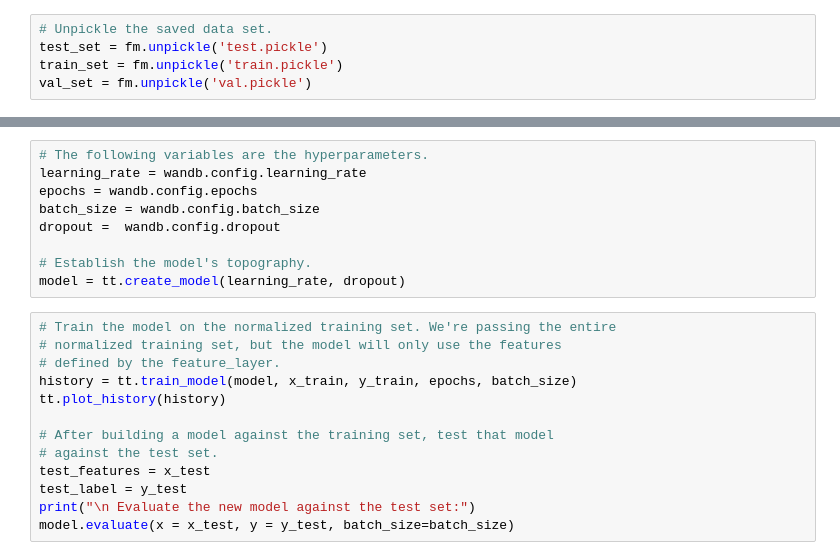
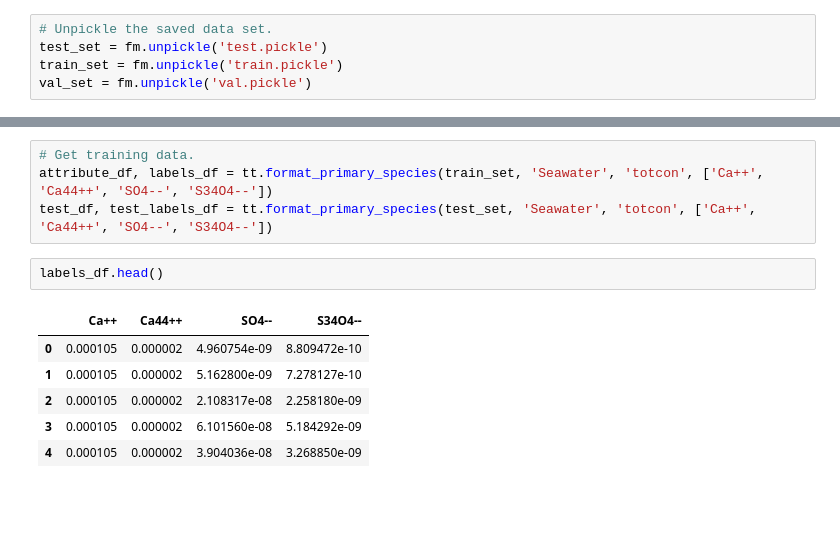
Before and after one commit to a-fotherby/Omphalos, a Jupyter notebook: trainingModel/learn0D.ipynb, the cells around one changed output, grey strips where cells are left out. Drawn from its saved outputs; the diff is of its cells as text; blank space fills up the shorter version.

```diff
--- a/trainingModel/learn0D.ipynb
+++ b/trainingModel/learn0D.ipynb
@@ -84,22 +26,13 @@ sweep_config
-# %%
-# The following variables are the hyperparameters.
-learning_rate = wandb.config.learning_rate
-epochs = wandb.config.epochs
-batch_size = wandb.config.batch_size
-dropout =  wandb.config.dropout
-
-# Establish the model's topography.
-model = tt.create_model(learning_rate, dropout)
-# %%
-# Train the model on the normalized training set. We're passing the entire
-# normalized training set, but the model will only use the features
-# defined by the feature_layer.
-history = tt.train_model(model, x_train, y_train, epochs, batch_size)
-tt.plot_history(history)
-
-# After building a model against the training set, test that model
-# against the test set.
-test_features = x_test
-test_label = y_test
-print("\n Evaluate the new model against the test set:")
-model.evaluate(x = x_test, y = y_test, batch_size=batch_size)
+# %%
+# Get training data.
+attribute_df, labels_df = tt.format_primary_species(train_set, 'Seawater', 'totcon', ['Ca++', 'Ca44++', 'SO4--', 'S34O4--'])
+test_df, test_labels_df = tt.format_primary_species(test_set, 'Seawater', 'totcon', ['Ca++', 'Ca44++', 'SO4--', 'S34O4--'])
+# %%
+labels_df.head()
+# %% [output]
+|  | Ca++ | Ca44++ | SO4-- | S34O4-- |
+| 0 | 0.000105 | 0.000002 | 4.960754e-09 | 8.809472e-10 |
+| 1 | 0.000105 | 0.000002 | 5.162800e-09 | 7.278127e-10 |
+| 2 | 0.000105 | 0.000002 | 2.108317e-08 | 2.258180e-09 |
+| 3 | 0.000105 | 0.000002 | 6.101560e-08 | 5.184292e-09 |
+| 4 | 0.000105 | 0.000002 | 3.904036e-08 | 3.268850e-09 |
```
Also changed, not shown: parts of 15 cells of this notebook.
